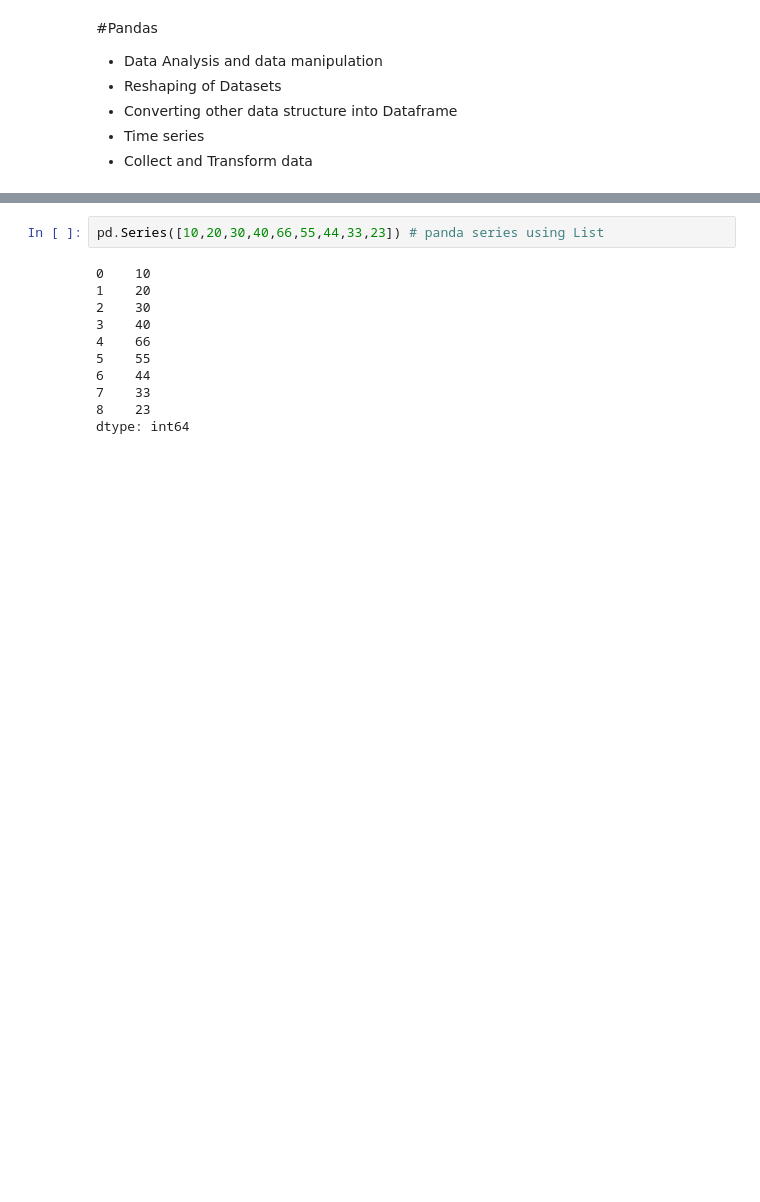
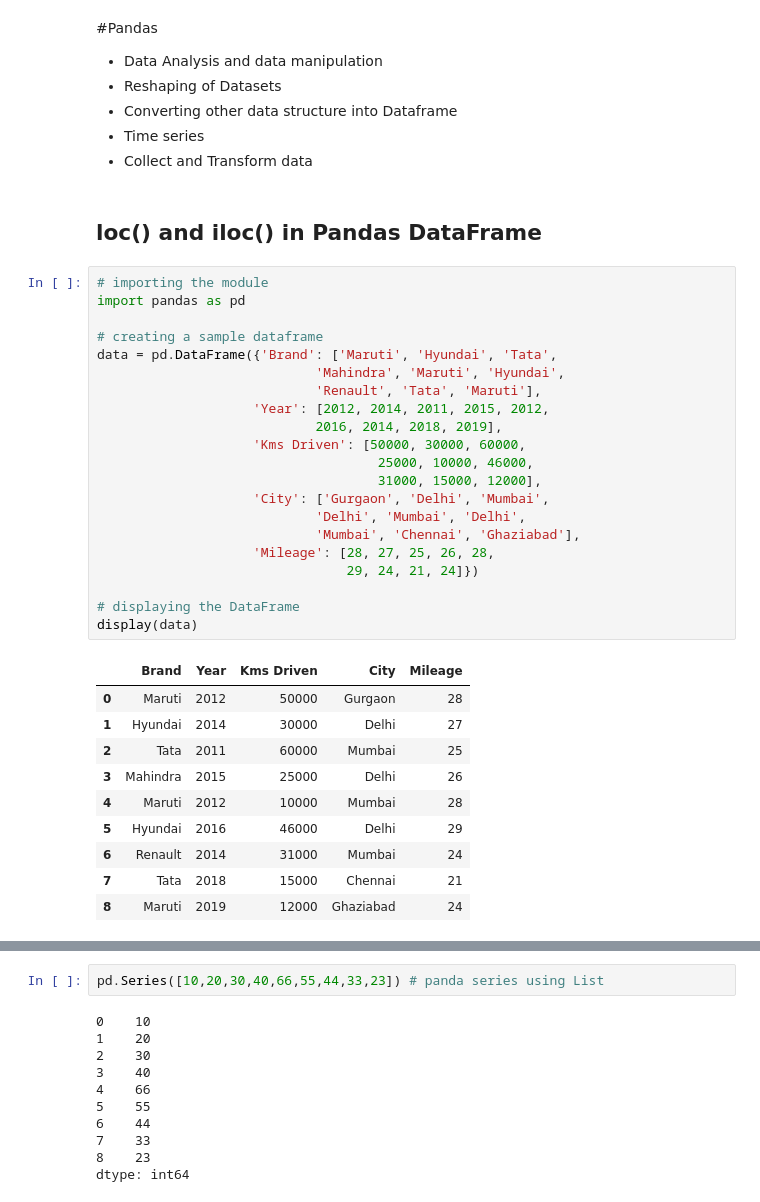
Before and after one commit to SriRamK345/Pandas_lib, a Jupyter notebook: Pandas.ipynb, the cells around one changed output, grey strips where cells are left out. Drawn from its saved outputs; the diff is of its cells as text; blank space fills up the shorter version.

```diff
--- a/Pandas.ipynb
+++ b/Pandas.ipynb
@@ -7,3 +7,37 @@
 * Converting other data structure into Dataframe
 * Time series
 * Collect and Transform data
+# %% [markdown]
+## **loc() and iloc() in Pandas DataFrame**
+# %%
+# importing the module
+import pandas as pd
+
+# creating a sample dataframe
+data = pd.DataFrame({'Brand': ['Maruti', 'Hyundai', 'Tata',
+							'Mahindra', 'Maruti', 'Hyundai',
+							'Renault', 'Tata', 'Maruti'],
+					'Year': [2012, 2014, 2011, 2015, 2012,
+							2016, 2014, 2018, 2019],
+					'Kms Driven': [50000, 30000, 60000,
+									25000, 10000, 46000,
+									31000, 15000, 12000],
+					'City': ['Gurgaon', 'Delhi', 'Mumbai',
+							'Delhi', 'Mumbai', 'Delhi',
+							'Mumbai', 'Chennai', 'Ghaziabad'],
+					'Mileage': [28, 27, 25, 26, 28,
+								29, 24, 21, 24]})
+
+# displaying the DataFrame
+display(data)
+# %% [output]
+|  | Brand | Year | Kms Driven | City | Mileage |
+| 0 | Maruti | 2012 | 50000 | Gurgaon | 28 |
+| 1 | Hyundai | 2014 | 30000 | Delhi | 27 |
+| 2 | Tata | 2011 | 60000 | Mumbai | 25 |
+| 3 | Mahindra | 2015 | 25000 | Delhi | 26 |
+| 4 | Maruti | 2012 | 10000 | Mumbai | 28 |
+| 5 | Hyundai | 2016 | 46000 | Delhi | 29 |
+| 6 | Renault | 2014 | 31000 | Mumbai | 24 |
+| 7 | Tata | 2018 | 15000 | Chennai | 21 |
+| 8 | Maruti | 2019 | 12000 | Ghaziabad | 24 |
```
Also changed, not shown: parts of 10 cells of this notebook.
